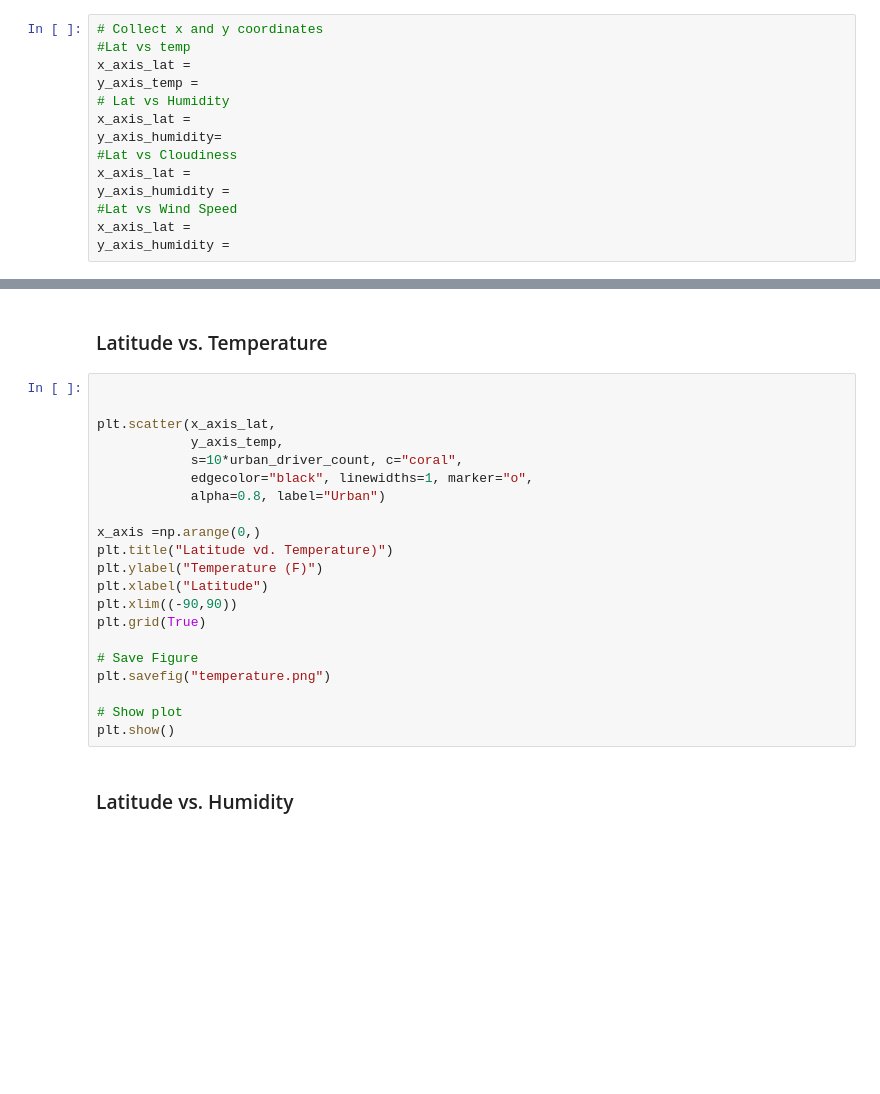
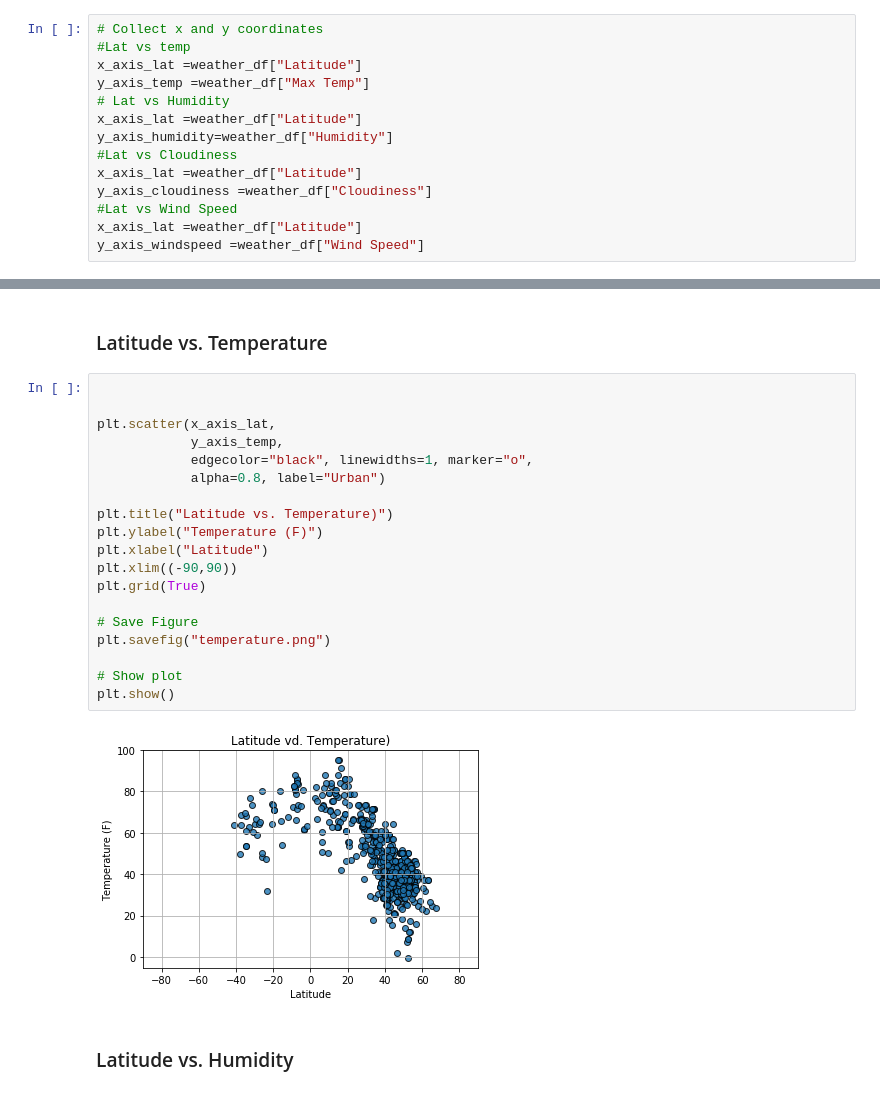
Before and after one commit to wendywalsh/API_weather, a Jupyter notebook: Walsh_Weather_API.ipynb, the cells around one changed output, grey strips where cells are left out. Saved outputs shown, nothing was run; the diff lists cells and outputs as text; blank space fills up the shorter version.

```diff
--- a/Walsh_Weather_API.ipynb
+++ b/Walsh_Weather_API.ipynb
@@ -164,14 +167,14 @@ weather_df
 # %%
 # Collect x and y coordinates
 #Lat vs temp
-x_axis_lat =
-y_axis_temp =
+x_axis_lat =weather_df["Latitude"]
+y_axis_temp =weather_df["Max Temp"]
 # Lat vs Humidity
-x_axis_lat =
-y_axis_humidity=
+x_axis_lat =weather_df["Latitude"]
+y_axis_humidity=weather_df["Humidity"]
 #Lat vs Cloudiness
-x_axis_lat =
-y_axis_humidity =
+x_axis_lat =weather_df["Latitude"]
+y_axis_cloudiness =weather_df["Cloudiness"]
 #Lat vs Wind Speed
-x_axis_lat =
-y_axis_humidity =
+x_axis_lat =weather_df["Latitude"]
+y_axis_windspeed =weather_df["Wind Speed"]
@@ -180,24 +202,24 @@ y_axis_humidity =
 # %%
 
 
 plt.scatter(x_axis_lat,
             y_axis_temp,
-            s=10*urban_driver_count, c="coral",
             edgecolor="black", linewidths=1, marker="o",
             alpha=0.8, label="Urban")
 
-x_axis =np.arange(0,)
-plt.title("Latitude vd. Temperature)")
+plt.title("Latitude vs. Temperature)")
 plt.ylabel("Temperature (F)")
 plt.xlabel("Latitude")
 plt.xlim((-90,90))
 plt.grid(True)
 
 # Save Figure
 plt.savefig("temperature.png")
 
 # Show plot
 plt.show()
+# %% [output]
+[figure, added]
 # %% [markdown]
 ### Latitude vs. Humidity
 # %%
```
Also changed, not shown: parts of 10 cells of this notebook, 5 other files.
